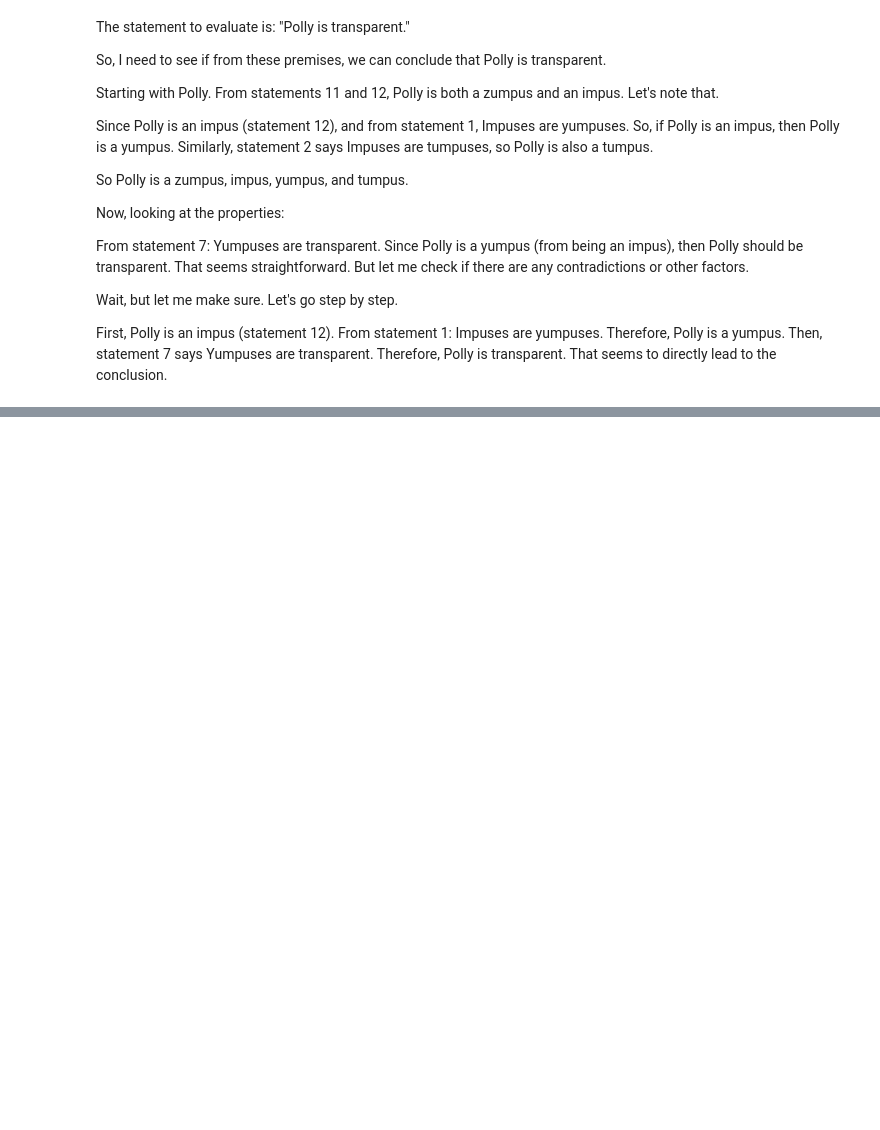
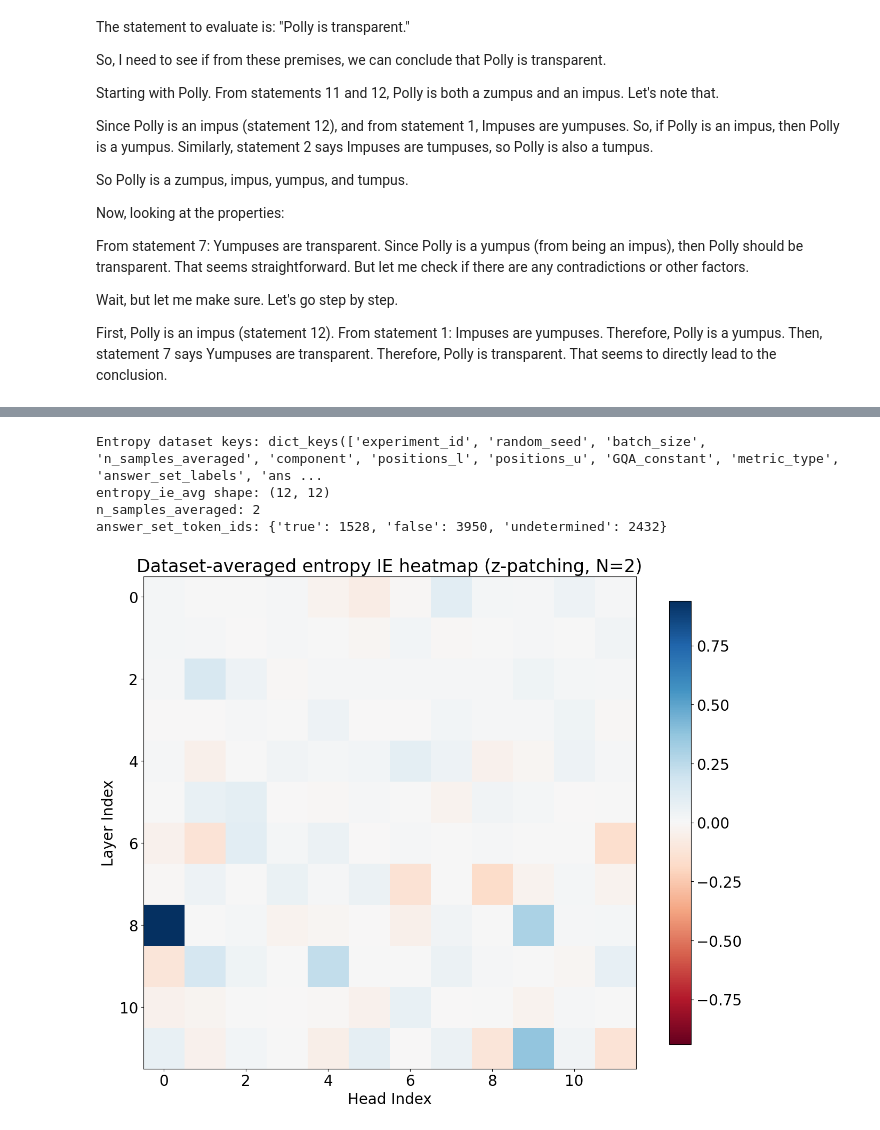
Before and after one commit to AndreyMymrin/QK-gueded-circuit-discovery, a Jupyter notebook: analysis_walkthrough/LLM Analysis Part 1 Circuit search, interpretation, and verification.ipynb, the cells around one changed output, grey strips where cells are left out. Saved outputs shown, nothing was run; the diff lists cells and outputs as text; code cells hidden in the pictures; blank space fills up the shorter version.

```diff
--- a/analysis_walkthrough/LLM Analysis Part 1 Circuit search, interpretation, and verification.ipynb
+++ b/analysis_walkthrough/LLM Analysis Part 1 Circuit search, interpretation, and verification.ipynb
@@ -2040,0 +2543,40 @@ First, Polly is an impus (statement 12). From statement 1: Impuses are yumpuses.
+# %%
+# Load and plot entropy dataset-averaged heatmap
+
+entropy_dataset_path = Path("results") / (
+    f"ExpID={name}_entropy_z_patching_seed={global_random_seed}_"
+    f"batch_size=1_dataset_avg_all.pkl"
+)
+with open(entropy_dataset_path, "rb") as f:
+    entropy_dataset_results = pickle.load(f)
+
+entropy_ie_avg = np.array(entropy_dataset_results["entropy_ie_avg"])
+
+print("Entropy dataset keys:", entropy_dataset_results.keys())
+print("entropy_ie_avg shape:", entropy_ie_avg.shape)
+print("n_samples_averaged:", entropy_dataset_results["n_samples_averaged"])
+print("answer_set_token_ids:", entropy_dataset_results["answer_set_token_ids"])
+
+plt.figure(figsize=(16, 12))
+plt.rcParams.update({'font.size': 20})
+
+hm = plt.imshow(
+    entropy_ie_avg,
+    cmap='RdBu',
+    vmin=-np.max(np.abs(entropy_ie_avg)),
+    vmax=np.max(np.abs(entropy_ie_avg)),
+)
+plt.colorbar(hm, shrink=0.9)
+ax = plt.gca()
+ax.set_xlabel("Head Index")
+ax.set_ylabel("Layer Index")
+plt.title(
+    f"Dataset-averaged entropy IE heatmap (z-patching, N={entropy_dataset_results['n_samples_averaged']})"
+)
+plt.show()
+# %% [output]
+Entropy dataset keys: dict_keys(['experiment_id', 'random_seed', 'batch_size', 'n_samples_averaged', 'component', 'positions_l', 'positions_u', 'GQA_constant', 'metric_type', 'answer_set_labels', 'ans ...
+entropy_ie_avg shape: (12, 12)
+n_samples_averaged: 2
+answer_set_token_ids: {'true': 1528, 'false': 3950, 'undetermined': 2432}
+[figure, added]
```
Also changed, not shown: parts of 19 cells of this notebook, 16 other files.
